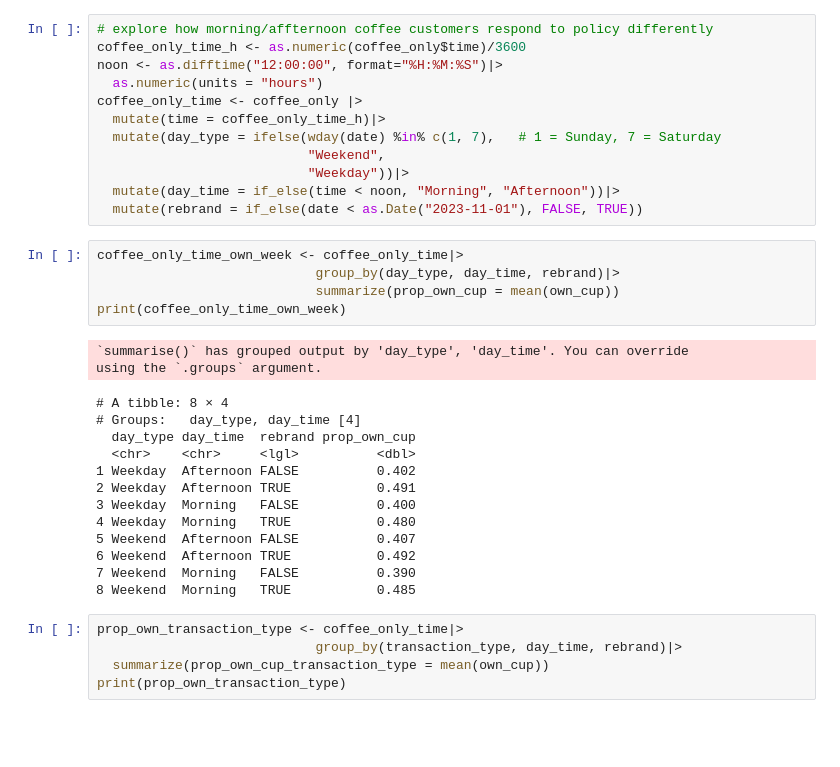
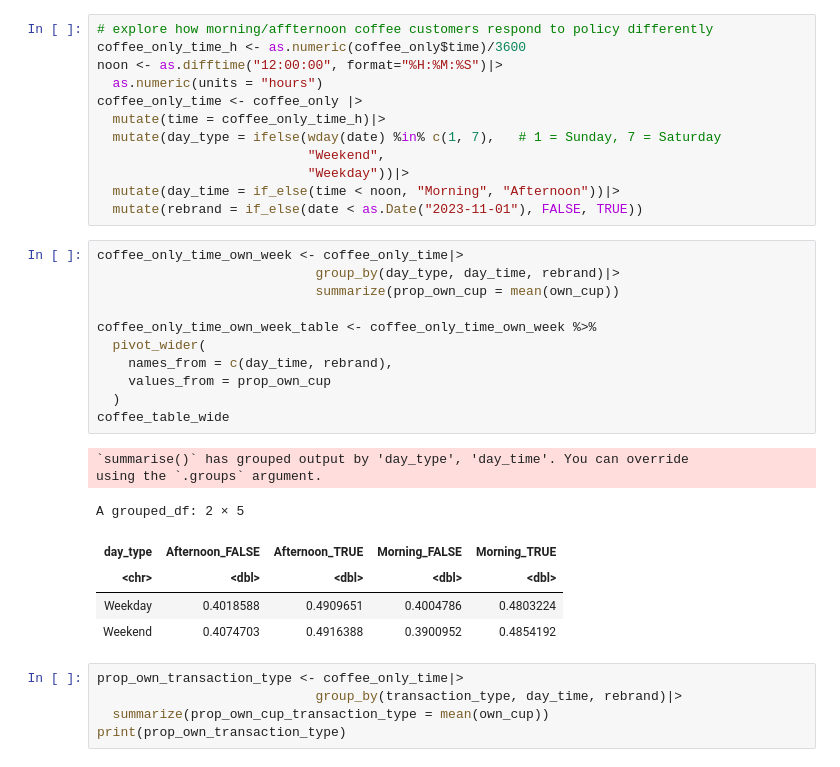
Before and after one commit to SharonGulati/dataverse, a Jupyter notebook: dataverse.ipynb, the cells around one changed output. Drawn from its saved outputs; the diff is of its cells as text; blank space fills up the shorter version.

```diff
--- a/dataverse.ipynb
+++ b/dataverse.ipynb
@@ -218,23 +233,22 @@ coffee_only_time <- coffee_only |>
 # %%
 coffee_only_time_own_week <- coffee_only_time|>
                             group_by(day_type, day_time, rebrand)|>
                             summarize(prop_own_cup = mean(own_cup))
-print(coffee_only_time_own_week)
+
+coffee_only_time_own_week_table <- coffee_only_time_own_week %>%
+  pivot_wider(
+    names_from = c(day_time, rebrand),
+    values_from = prop_own_cup
+  )
+coffee_table_wide
 # %% [output]
 `summarise()` has grouped output by 'day_type', 'day_time'. You can override
 using the `.groups` argument.
-# A tibble: 8 × 4
-# Groups:   day_type, day_time [4]
-  day_type day_time  rebrand prop_own_cup
-  <chr>    <chr>     <lgl>          <dbl>
-1 Weekday  Afternoon FALSE          0.402
-2 Weekday  Afternoon TRUE           0.491
-3 Weekday  Morning   FALSE          0.400
-4 Weekday  Morning   TRUE           0.480
-5 Weekend  Afternoon FALSE          0.407
-6 Weekend  Afternoon TRUE           0.492
-7 Weekend  Morning   FALSE          0.390
-8 Weekend  Morning   TRUE           0.485
+A grouped_df: 2 × 5
+| day_type | Afternoon_FALSE | Afternoon_TRUE | Morning_FALSE | Morning_TRUE |
+| <chr> | <dbl> | <dbl> | <dbl> | <dbl> |
+| Weekday | 0.4018588 | 0.4909651 | 0.4004786 | 0.4803224 |
+| Weekend | 0.4074703 | 0.4916388 | 0.3900952 | 0.4854192 |
 # %%
 prop_own_transaction_type <- coffee_only_time|>
                             group_by(transaction_type, day_time, rebrand)|>
```
Also changed, not shown: parts of 12 cells of this notebook.
